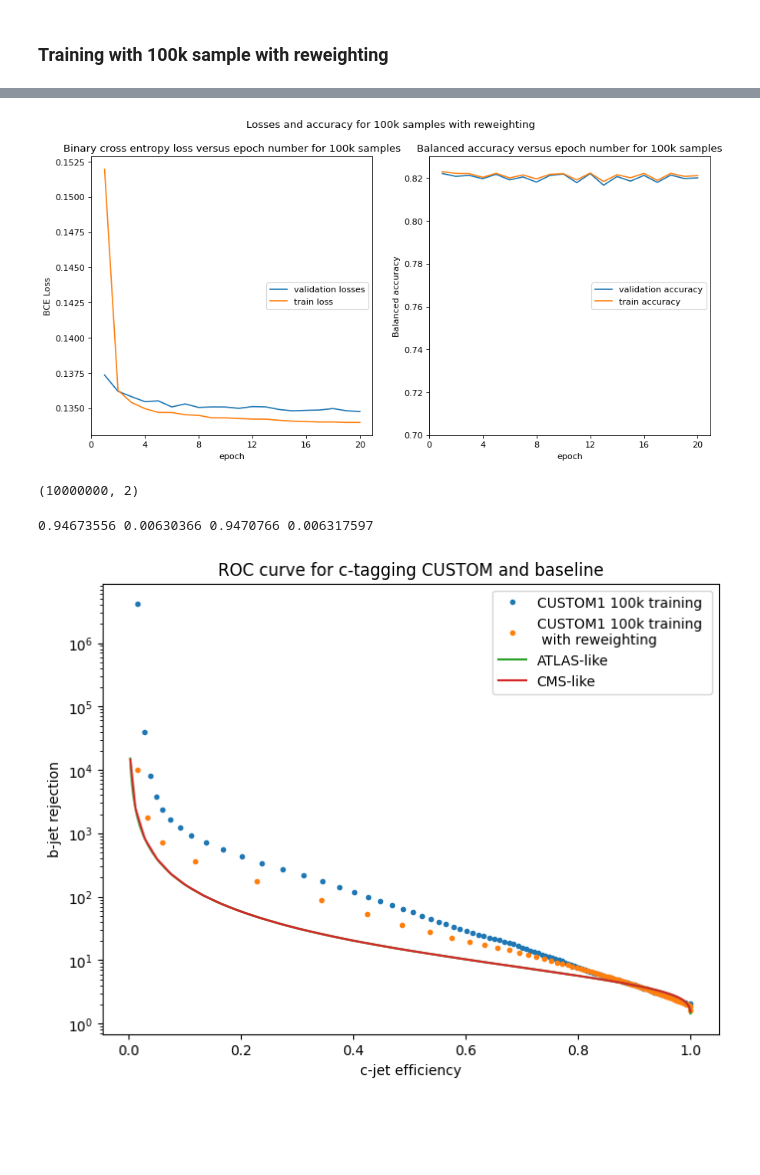
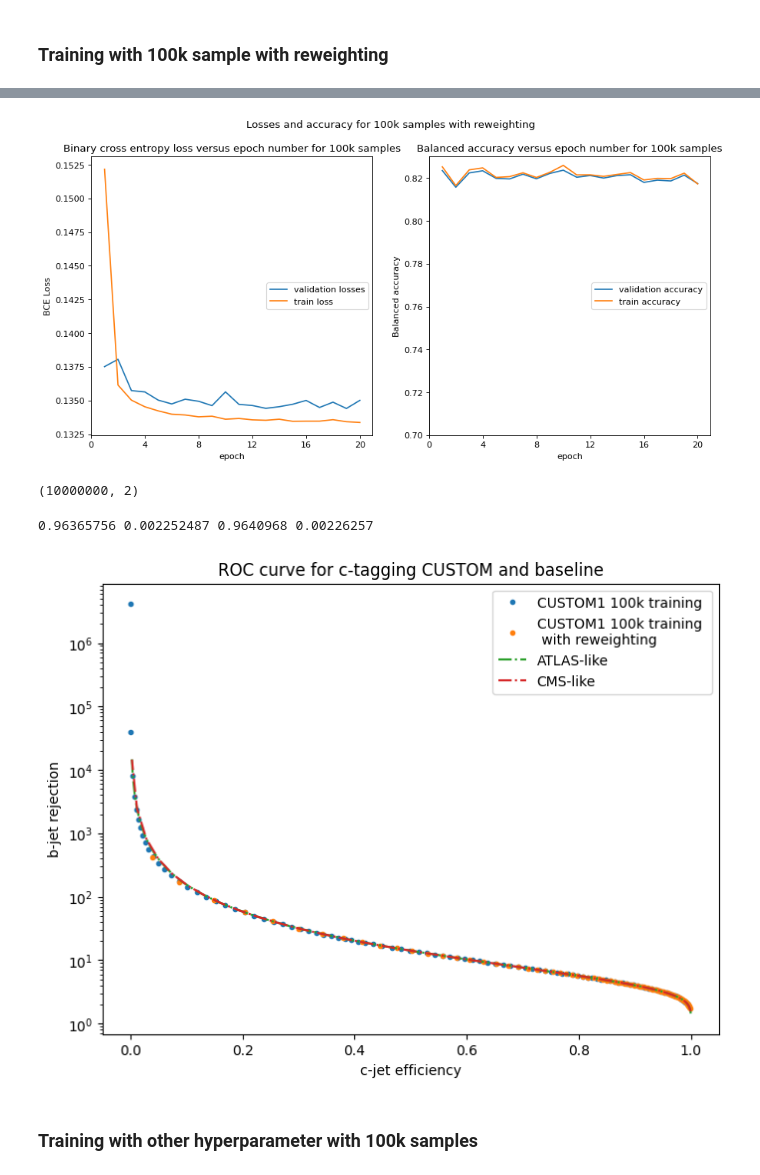
Before and after one commit to hairlessdevil/custom, a Jupyter notebook: custom_proto.ipynb, the cells around one changed output, grey strips where cells are left out. Drawn from its saved outputs; the diff is of its cells as text; code cells hidden in the pictures; blank space fills up the shorter version.

```diff
--- a/custom_proto.ipynb
+++ b/custom_proto.ipynb
@@ -190,12 +218,12 @@ exponentially decaying learning rate with gamma = 0.9 <br>
 # %%
 #prepare training dataset
 torch.manual_seed(114514)
-X_train, y_train = X_train_full[:10000, :], y_train_full[:10000]
+X_train, y_train = X_train_full[110000:120000, :], y_train_full[110000:120000]
 
 dataset_train = torch.utils.data.TensorDataset(torch.from_numpy(X_train), torch.from_numpy(y_train))
 dataset_vali = torch.utils.data.TensorDataset(torch.from_numpy(X_vali), torch.from_numpy(y_vali))
 
-device = torch.device("cuda" if torch.cuda.is_available() else "cpu")
+device = torch.device("cuda"  if torch.cuda.is_available() else "cpu")
 print("device:", device)
 
 #set training hyperparameter for training:
@@ -736,6 +779,7 @@ plt.show()
 [figure]
 # %%
 #Make prediction on test set with model_100k:
+_, X_test, _, y_test = train_test_split(data_X, data_y, test_size=10000000, random_state=114514)
 dataset_test = torch.utils.data.TensorDataset(torch.from_numpy(X_test), torch.from_numpy(y_test))
 dataloader_test = torch.utils.data.DataLoader(dataset_test, batch_size = batch_size, shuffle = True)
 pred_100k = []
@@ -771,7 +815,7 @@ b_rej_CUSTOM1_100k = 1/b_eff_CUSTOM1_100k
 # %%
 #prepare training dataset
 torch.manual_seed(114514)
-X_train, y_train = X_train_full[10000:110000, :], y_train_full[10000:110000]
+X_train, y_train = X_train_full[110000:210000, :], y_train_full[110000:210000]
 
 dataset_train = torch.utils.data.TensorDataset(torch.from_numpy(X_train), torch.from_numpy(y_train))
 dataset_vali = torch.utils.data.TensorDataset(torch.from_numpy(X_vali), torch.from_numpy(y_vali))
@@ -788,7 +832,7 @@ model_100k_rw = custom1(num_features).to(device)
 # optimizer = torch.optim.SGD(model.parameters(), lr = learning_rate)
 optimizer = torch.optim.Adam(model_100k_rw.parameters(), lr = learning_rate)
 criterion = nn.BCELoss()
-scheduler = torch.optim.lr_scheduler.ExponentialLR(optimizer, gamma=0.9)
+#scheduler = torch.optim.lr_scheduler.ExponentialLR(optimizer, gamma=0.9)
 dataloader_train = torch.utils.data.DataLoader(dataset_train, batch_size = batch_size, shuffle = True)
 dataloader_vali = torch.utils.data.DataLoader(dataset_vali, batch_size = batch_size, shuffle = True)
 
@@ -812,7 +856,7 @@ for epoch in range(epochs):
         loss.backward()
         optimizer.step()
         train_losses.append(loss.item())
-    scheduler.step()
+    #scheduler.step()
     mean_loss = np.mean(train_losses)
     train_loss_lst_100k_rw.append(mean_loss)
     print("Finished Epoch", epoch+1, ", training loss:", mean_loss)
@@ -924,9 +968,10 @@ ax[1].set_title("Balanced accuracy versus epoch number for 100k samples")
 ax[1].legend(loc=5)
 plt.show()
 # %% [output]
-[figure, old version]
+[figure, new version]
 # %%
 #Make prediction on test set with model_100k:
+_, X_test, _, y_test = train_test_split(data_X, data_y, test_size=10000000, random_state=114514)
 dataset_test = torch.utils.data.TensorDataset(torch.from_numpy(X_test), torch.from_numpy(y_test))
 dataloader_test = torch.utils.data.DataLoader(dataset_test, batch_size = batch_size, shuffle = True)
 pred_100k_rw = []
@@ -956,20 +1001,20 @@ b_eff_CUSTOM1_100k_rw = np.array([np.count_nonzero((b_CUSTOM1_100k_rw[:, 0] > th
 c_eff_CUSTOM1_100k_rw = np.array([np.count_nonzero((c_CUSTOM1_100k_rw[:, 0] > thresh)) for thresh in thresh_CUSTOM1_100k_rw])/c_len
 b_rej_CUSTOM1_100k_rw = 1/b_eff_CUSTOM1_100k_rw
 # %% [output]
-0.94673556 0.00630366 0.9470766 0.006317597
+0.96365756 0.002252487 0.9640968 0.00226257
 # %%
 plt.figure(figsize=(8,6), dpi=100)
-plt.plot(c_eff_CUSTOM1_10k, b_rej_CUSTOM1_100k, ".", label = "CUSTOM1 100k training")
-plt.plot(c_eff_CUSTOM1_10k_rw, b_rej_CUSTOM1_100k_rw, ".", label = "CUSTOM1 100k training \n with reweighting")
+plt.plot(c_eff_CUSTOM1_100k, b_rej_CUSTOM1_100k, ".", label = "CUSTOM1 100k training")
+plt.plot(c_eff_CUSTOM1_100k_rw, b_rej_CUSTOM1_100k_rw, ".", label = "CUSTOM1 100k training \n with reweighting")
 #plt.plot(c_eff_CUSTOM1_100k, b_rej_CUSTOM1_100k, ".", label = "CUSTOM1 100k training \n with reweighting")
 #plt.plot(c_eff_CUSTOM1w, b_rej_CUSTOM1w, label = "CUSTOM1 without reweighting")
-plt.plot(c_eff_ATLAS, b_rej_ATLAS,  label = "ATLAS-like")
-plt.plot(c_eff_CMS, b_rej_CMS, label = "CMS-like")
+plt.plot(c_eff_ATLAS, b_rej_ATLAS, "-.",  label = "ATLAS-like")
+plt.plot(c_eff_CMS, b_rej_CMS, "-.", label = "CMS-like")
 plt.yscale("log", base = 10)
 plt.xlabel("c-jet efficiency")
 plt.ylabel("b-jet rejection")
 plt.title("ROC curve for c-tagging CUSTOM and baseline")
 plt.legend()
 plt.show()
 # %% [output]
-[figure, old version]
+[figure, new version]
@@ -975,0 +1024,2 @@ plt.show()
+# %% [markdown]
+### Training with other hyperparameter with 100k samples
```
Also changed, not shown: parts of 31 cells of this notebook.
